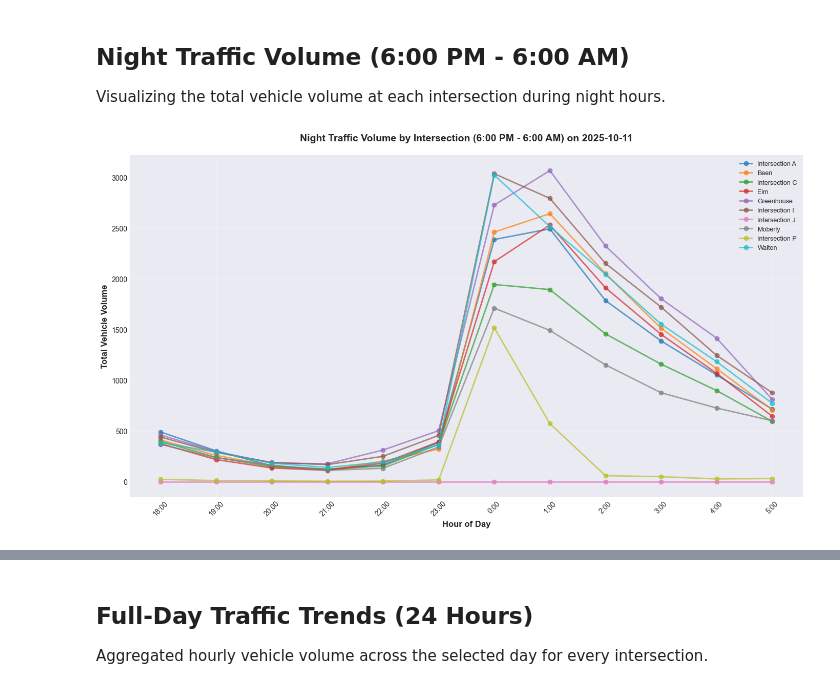
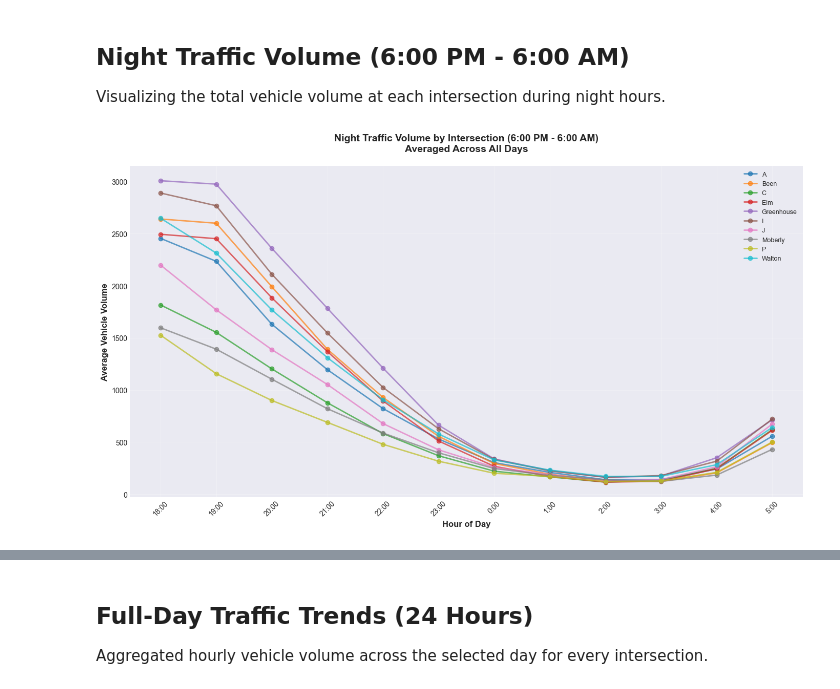
Before and after one commit to Brettberry07/COB-Traffic-Project, a Jupyter notebook: volume_analysis.ipynb, the cells around one changed output, grey strips where cells are left out. Drawn from its saved outputs; the diff is of its cells as text; code cells hidden in the pictures.

Commit message:
Update: Madee volume analysis go through all days instead of one day

```diff
--- a/volume_analysis.ipynb
+++ b/volume_analysis.ipynb
@@ -32,21 +32,19 @@ for file in csv_files:
 
 # Intersection names mapping
 intersection_names = {
-    '102_a_6.csv': 'Intersection A',
+    '102_a_6.csv': 'A',
     '102_been_3.csv': 'Been',
-    '102_c_7.csv': 'Intersection C',
+    '102_c_7.csv': 'C',
     '102_elm_2.csv': 'Elm',
     '102_greenhouse_1.csv': 'Greenhouse',
-    '102_i_4.csv': 'Intersection I',
-    '102_j_8.csv': 'Intersection J',
+    '102_i_4.csv': 'I',
+    '102_j_8.csv': 'J',
     '102_moberly_10.csv': 'Moberly',
-    '102_p_9.csv': 'Intersection P',
+    '102_p_9.csv': 'P',
     '102_walton_5.csv': 'Walton'
 }
 
-# Choose which date to analyze (set to pd.Timestamp('YYYY-MM-DD') to override)
-TARGET_DATE = None
-print(f"Target date: {TARGET_DATE if TARGET_DATE else 'first available per file'}")
+print("\nAnalysis mode: Averaging across ALL available days per intersection")
 # %% [output]
 Found 10 intersection files:
   - 102_a_6.csv
@@ -294,52 +292,52 @@ Walton                    | Total:  20916 | Avg/Hour:   3486
 
 Visualizing the total vehicle volume at each intersection during night hours.
 # %%
-# Process night data for all intersections
+# Process night data for all intersections (averaged across all days)
 night_data = {}
-analysis_date = None
+num_days_info = {}
 
 for file in csv_files:
-    df = load_and_process_intersection_data(file, TARGET_DATE)
+    df = load_and_process_intersection_data(file)
     if df.empty:
-        print(f"Skipping {file.name} (no data for selected date)")
+        print(f"Skipping {file.name} (no data)")
         continue
 
-    if analysis_date is None:
-        analysis_date = df['SELECTED_DATE'].iloc[0].date()
+    intersection_name = intersection_names.get(file.name, file.stem)
+    num_days_info[intersection_name] = df['NUM_DAYS'].iloc[0]
 
     night_df = filter_by_time_period(df, 'night')
-    hourly_data = aggregate_by_hour(night_df)
-
-    intersection_name = intersection_names.get(file.name, file.stem)
+    hourly_data = aggregate_by_hour_avg(night_df)
     night_data[intersection_name] = hourly_data
 
 fig, ax = plt.subplots(figsize=(14, 8))
 
+# Night hours in display order: 18-23, then 0-5
+night_hours = list(range(18, 24)) + list(range(0, 6))
+
 for intersection_name, data in night_data.items():
-    data_sorted = data.sort_values('HOUR')
-    ax.plot(range(len(data_sorted)), data_sorted['TOTAL_VOLUME'],
+    # Reorder data for night display
+    data_ordered = data.set_index('HOUR').reindex(night_hours).reset_index()
+    ax.plot(range(len(night_hours)), data_ordered['AVG_VOLUME'],
             marker='o', linewidth=2, label=intersection_name, alpha=0.7)
 
 ax.set_xlabel('Hour of Day', fontsize=12, fontweight='bold')
-ax.set_ylabel('Total Vehicle Volume', fontsize=12, fontweight='bold')
-title_suffix = f" spanning {analysis_date} night" if analysis_date else ''
-ax.set_title(f'Night Traffic Volume by Intersection (6:00 PM - 6:00 AM){(" on " + str(analysis_date)) if analysis_date else ""}',
+ax.set_ylabel('Average Vehicle Volume', fontsize=12, fontweight='bold')
+ax.set_title('Night Traffic Volume by Intersection (6:00 PM - 6:00 AM)\nAveraged Across All Days',
              fontsize=14, fontweight='bold', pad=20)
 ax.legend(loc='best', fontsize=9, framealpha=0.9)
 ax.grid(True, alpha=0.3)
-
-night_hours = list(range(18, 24)) + list(range(0, 6))
 ax.set_xticks(range(len(night_hours)))
 ax.set_xticklabels([f'{h}:00' for h in night_hours], rotation=45)
 
 plt.tight_layout()
 plt.show()
 
-print("\nNight Traffic Summary:")
-print("-" * 60)
+print("\nNight Traffic Summary (Daily Averages):")
+print("-" * 65)
 for intersection_name, data in night_data.items():
-    total = data['TOTAL_VOLUME'].sum()
-    avg = data['TOTAL_VOLUME'].mean()
-    print(f"{intersection_name:25s} | Total: {total:6.0f} | Avg/Hour: {avg:6.0f}")
+    total_avg = data['AVG_VOLUME'].sum()
+    avg_per_hour = data['AVG_VOLUME'].mean()
+    days = num_days_info[intersection_name]
+    print(f"{intersection_name:20s} | Avg Total: {total_avg:6.0f} | Avg/Hour: {avg_per_hour:6.0f} | Days: {days}")
 # %% [output]
-[figure, old version]
+[figure, new version]
```
Also changed, not shown: parts of 7 cells of this notebook, 6 other files.
